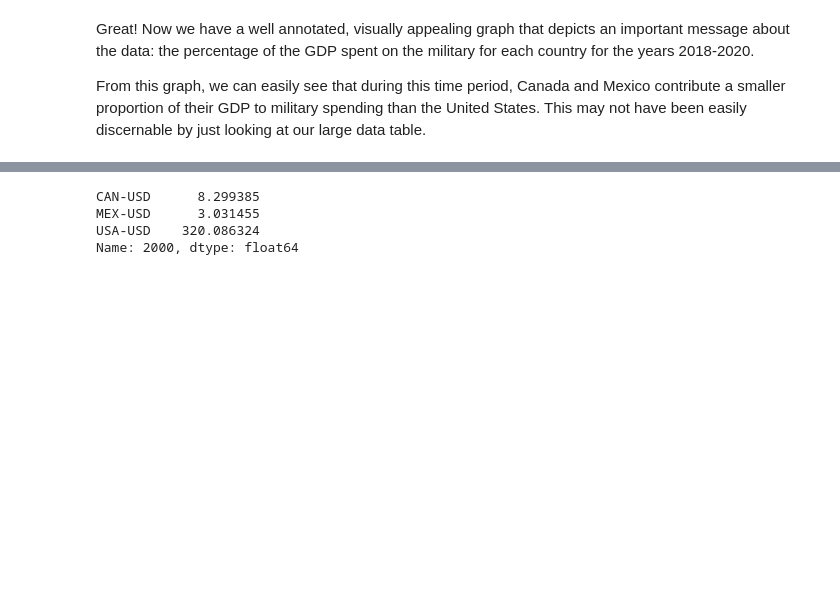
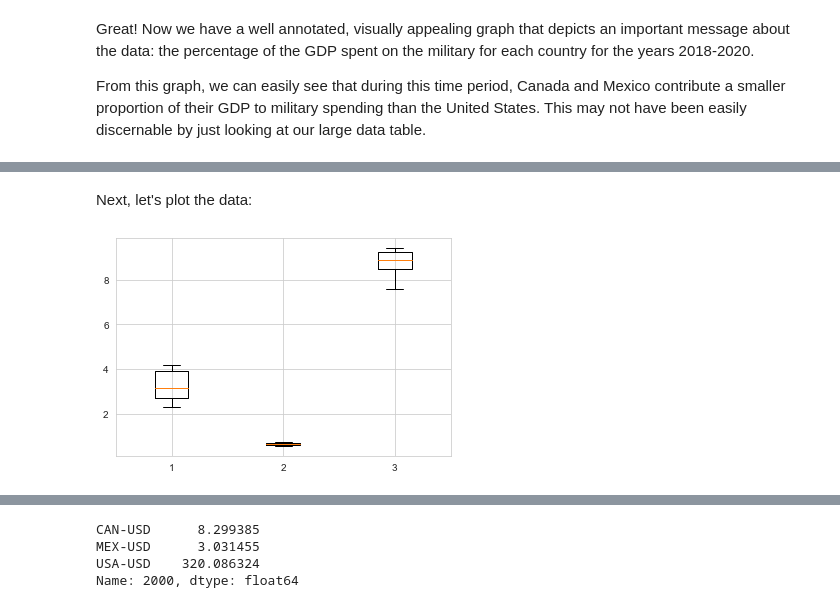
Before and after one commit to uchicago-dsi/textbook-datascience-1, a Jupyter notebook: textbook/09/2/Categorical_Data.ipynb, the cells around one changed output, grey strips where cells are left out. Cells and saved outputs as stored; diff of their text form; code cells hidden in the pictures; blank space fills up the shorter version.

```diff
--- a/textbook/09/2/Categorical_Data.ipynb
+++ b/textbook/09/2/Categorical_Data.ipynb
@@ -231,0 +253,4 @@ From this graph, we can easily see that during this time period, Canada and Mexi
+# %%
+the60s = military.loc[1960:1969, ['CAN-PercentGDP', 'MEX-PercentGDP', 'USA-PercentGDP']]
+
+the60s
@@ -231,0 +270,6 @@ From this graph, we can easily see that during this time period, Canada and Mexi
+# %% [markdown]
+Next, let's plot the data:
+# %%
+plt.boxplot(the60s);
+# %% [output]
+[figure, added]
```
Also changed, not shown: parts of 31 cells of this notebook, 5 other files.
